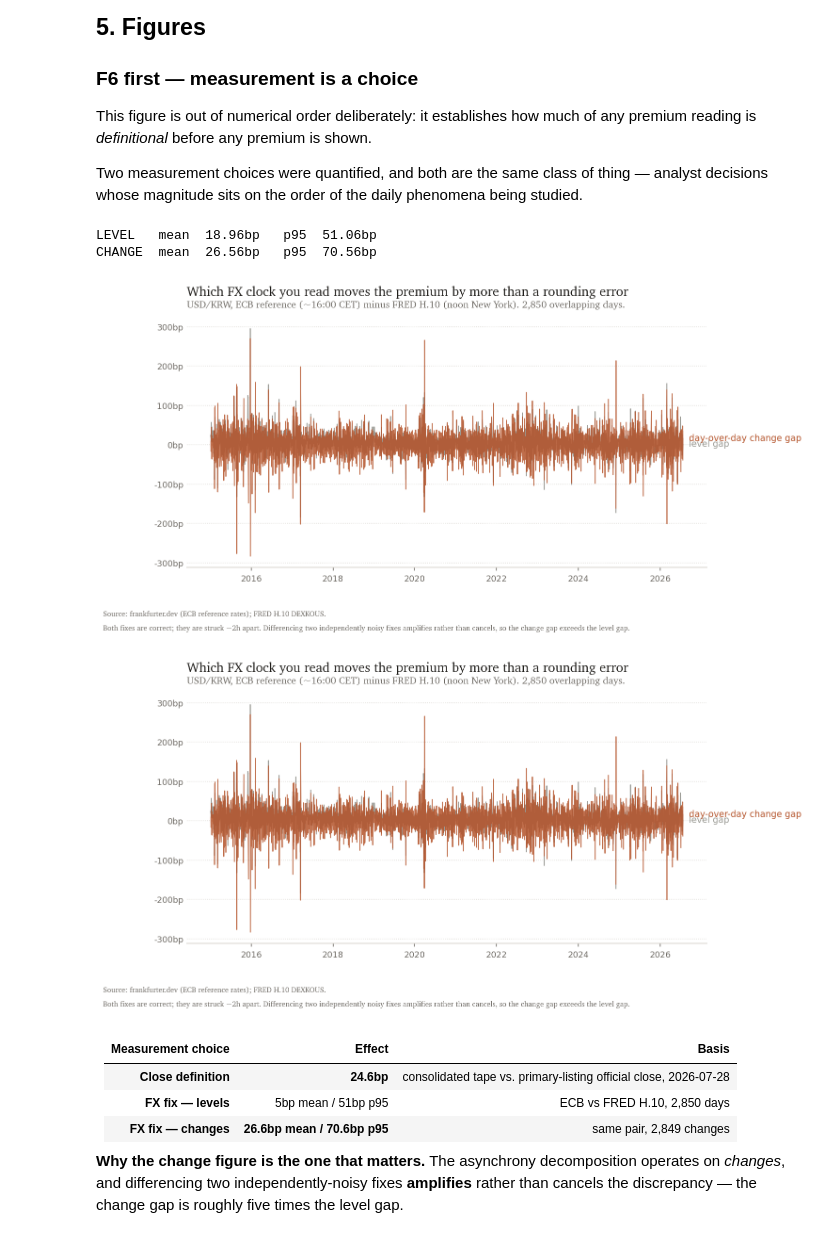
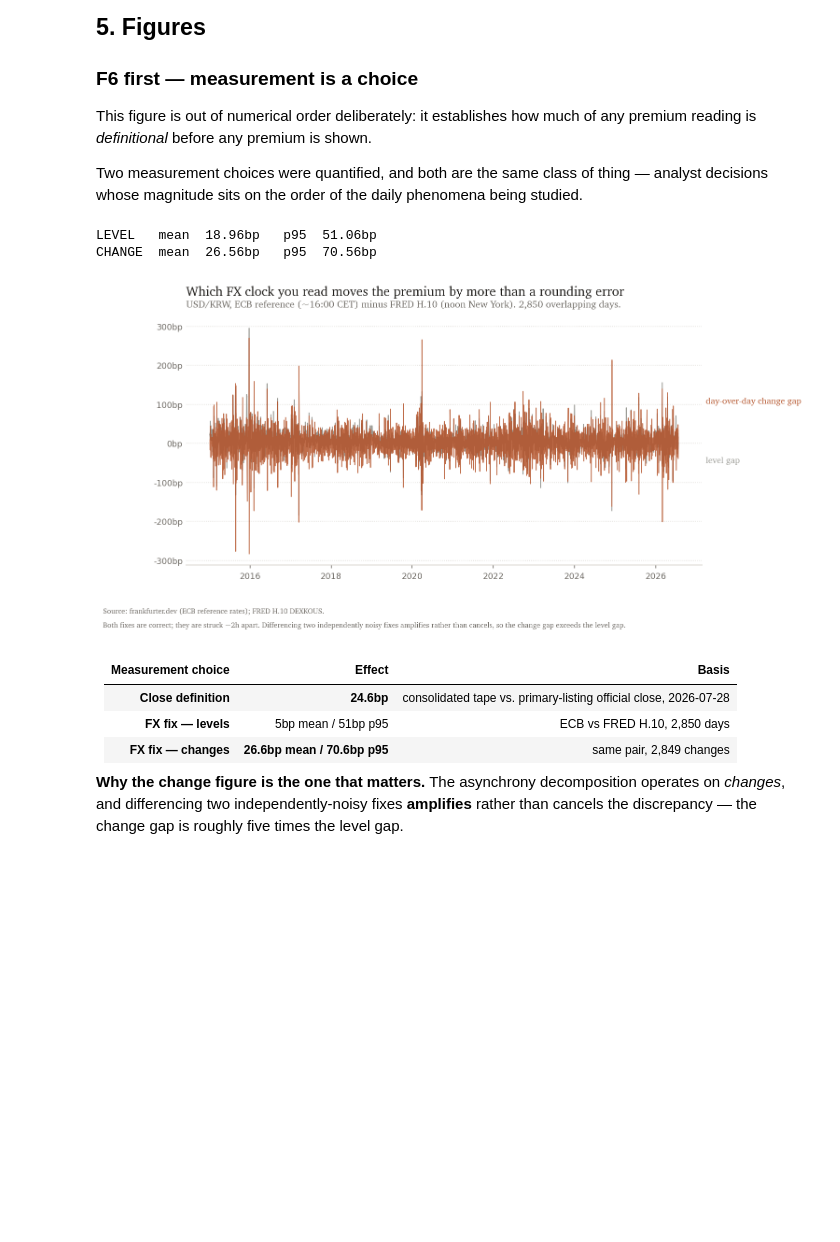
Before and after one commit to ZinuoS/Charon, a Jupyter notebook: notebooks/02_premium_anatomy.ipynb, the cells around one changed output. Drawn from its saved outputs; the diff is of its cells as text; code cells hidden in the pictures; blank space fills up the shorter version.

```diff
--- a/notebooks/02_premium_anatomy.ipynb
+++ b/notebooks/02_premium_anatomy.ipynb
@@ -305,38 +304,43 @@ from pipeline.measurement.premium import _load_close
 from pipeline.measurement.asynchrony import FX_FIX_CALIBRATION
 theme.apply()
 
 ecb  = _load_close("d1_prices", "usdkrw_spot_daily")
 noon = _load_close("d1_prices", "usdkrw_spot_fred_daily")
 shared = ecb.index.intersection(noon.index)
 
 lvl = ((ecb.loc[shared] - noon.loc[shared]) / noon.loc[shared])
 chg = (np.log(ecb.loc[shared]).diff() - np.log(noon.loc[shared]).diff()).dropna()
 
 fig, ax = theme.figure(height=4.6)
 ax.plot(lvl.index, lvl.values, color=theme.GRAY, linewidth=0.9)
 ax.plot(chg.index, chg.values, color=theme.CLAY, linewidth=0.9, alpha=0.85)
 theme.bp_axis(ax)
 theme.headline(
     ax,
     "Which FX clock you read moves the premium by more than a rounding error",
     "USD/KRW, ECB reference (~16:00 CET) minus FRED H.10 (noon New York). "
     f"{len(shared):,} overlapping days.",
 )
-theme.label_line_end(ax, lvl.index[-1], lvl.values[-1], "level gap", theme.GRAY)
-theme.label_line_end(ax, chg.index[-1], chg.values[-1], "day-over-day change gap", theme.CLAY)
+# Both series end near 0bp, so anchor the labels at separated fixed heights rather than
+# at the (colliding) endpoints.
+ax.annotate("day-over-day change gap", xy=(1.0, 0.66), xycoords="axes fraction",
+            xytext=(4, 0), textcoords="offset points", color=theme.CLAY,
+            fontsize=theme.LABEL_SIZE, va="center", ha="left", fontfamily=theme.SERIF_STACK)
+ax.annotate("level gap", xy=(1.0, 0.42), xycoords="axes fraction",
+            xytext=(4, 0), textcoords="offset points", color=theme.GRAY,
+            fontsize=theme.LABEL_SIZE, va="center", ha="left", fontfamily=theme.SERIF_STACK)
 theme.source_note(
     fig, "frankfurter.dev (ECB reference rates); FRED H.10 DEXKOUS.",
     "Both fixes are correct; they are struck ~2h apart. Differencing two independently "
     "noisy fixes amplifies rather than cancels, so the change gap exceeds the level gap.",
 )
 print(f"LEVEL   mean {lvl.abs().mean()*1e4:6.2f}bp   p95 {lvl.abs().quantile(.95)*1e4:6.2f}bp")
 print(f"CHANGE  mean {chg.abs().mean()*1e4:6.2f}bp   p95 {chg.abs().quantile(.95)*1e4:6.2f}bp")
-fig
+fig;
 # %% [output]
 LEVEL   mean  18.96bp   p95  51.06bp
 CHANGE  mean  26.56bp   p95  70.56bp
-[figure, old version]
+[figure, new version]
-[figure, removed]
 # %% [markdown]
 | Measurement choice | Effect | Basis |
 |---|---|---|
```
Also changed, not shown: parts of 5 cells of this notebook, 5 other files.
